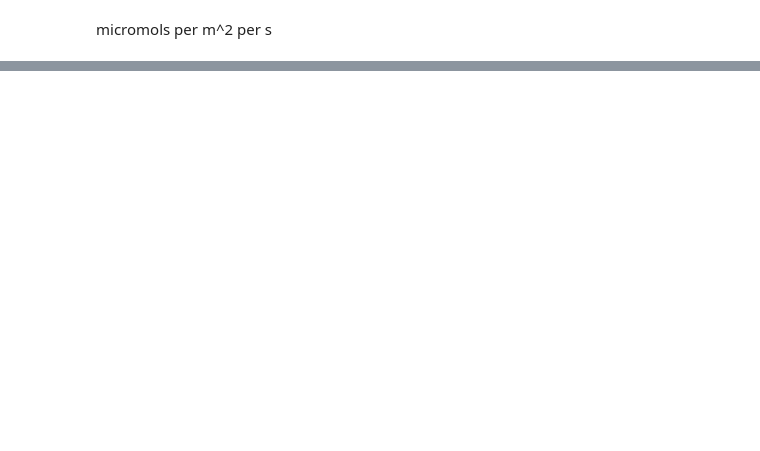
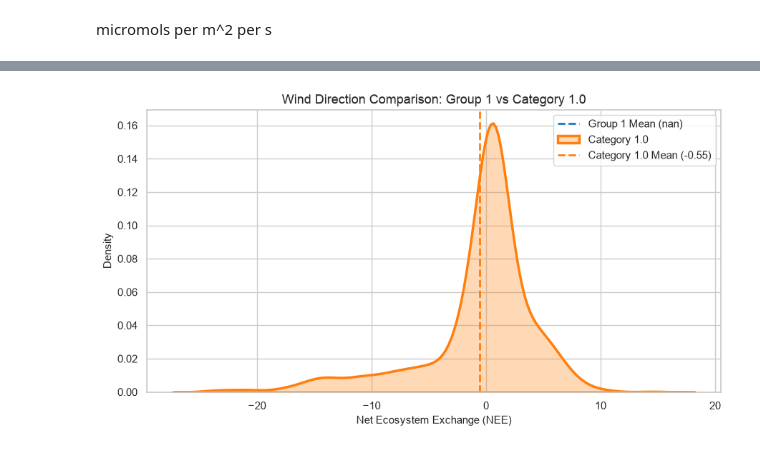
Before and after one commit to ktmall07/FluxCourseProject, a Jupyter notebook: scripts/model.ipynb, the cells around one changed output, grey strips where cells are left out. Drawn from its saved outputs; the diff is of its cells as text; code cells hidden in the pictures; blank space fills up the shorter version.

Commit message:
Add GLM + Figures

```diff
--- a/scripts/model.ipynb
+++ b/scripts/model.ipynb
@@ -58,0 +61,17 @@ df
+# %%
+df_clean = df.copy()
+
+df_clean["wd_category"] = df_clean["wd_category"].astype("str")
+
+print(df_clean["wd_category"].value_counts())
+
+sample_size_per_group = 1000
+
+# Group by the category and sample from each group
+df_equal_sample = df_clean.groupby("wd_category").sample(
+    n=sample_size_per_group, random_state=42
+)
+
+df_equal_sample = df_equal_sample.reset_index(drop=True)
+
+# print(df_equal_sample['wd_category'].value_counts())
@@ -118,0 +232,80 @@ group1 group2  meandiff p-adj    lower     upper   reject
+# %%
+import matplotlib.pyplot as plt
+import seaborn as sns
+
+# 1. Separate Group 1 data and calculate its baseline mean
+df_group1 = df_equal_sample[df_equal_sample["wd_category"].astype(str) == "1"]
+group1_mean = df_group1["NEE_PI_F"].mean()
+
+# 2. Get a list of the other sorted categories (2 through 6)
+other_cats = sorted(
+    [
+        c
+        for c in df_equal_sample["wd_category"].unique()
+        if str(c) != "1" and str(c) != "-9999"
+    ]
+)
+
+# 3. Loop through each category to make its own separate plot
+for cat in other_cats:
+    # Get data for the specific comparison category
+    df_cat = df_equal_sample[df_equal_sample["wd_category"] == cat]
+    cat_mean = df_cat["NEE_PI_F"].mean()
+
+    # Create a fresh, clean figure for this specific comparison
+    plt.figure(figsize=(9, 5))
+    sns.set_theme(style="whitegrid")
+
+    # --- Plot Group 1 Baseline ---
+    sns.kdeplot(
+        data=df_group1,
+        x="NEE_PI_F",
+        fill=True,
+        color="#1f77b4",
+        alpha=0.3,
+        linewidth=2.5,
+        label="Group 1 (Baseline)",
+    )
+    plt.axvline(
+        x=group1_mean,
+        color="#1f77b4",
+        linestyle="--",
+        linewidth=2,
+        label=f"Group 1 Mean ({group1_mean:.2f})",
+    )
+
+    # --- Plot the Comparison Category ---
+    sns.kdeplot(
+        data=df_cat,
+        x="NEE_PI_F",
+        fill=True,
+        color="#ff7f0e",
+        alpha=0.3,
+        linewidth=2.5,
+        label=f"Category {cat}",
+    )
+    plt.axvline(
+        x=cat_mean,
+        color="#ff7f0e",
+        linestyle="--",
+        linewidth=2,
+        label=f"Category {cat} Mean ({cat_mean:.2f})",
+    )
+
+    # --- Customize Labels and Titles ---
+    plt.title(f"Wind Direction Comparison: Group 1 vs Category {cat}", fontsize=13)
+    plt.xlabel("Net Ecosystem Exchange (NEE)", fontsize=11)
+    plt.ylabel("Density", fontsize=11)
+    plt.legend(loc="upper right")
+
+    # Optional: Keep the X-axis scales identical across all 5 plots for easy comparison
+    # plt.xlim(-30, 20)
+
+    plt.tight_layout()
+
+    # Optional: Uncomment the line below if you want to automatically save each plot as an image!
+    # plt.savefig(f"NEE_comparison_group_1_vs_{cat}.png", dpi=300)
+
+    plt.show()
+# %% [output]
+[figure, added]
```
Also changed, not shown: parts of 8 cells of this notebook.
